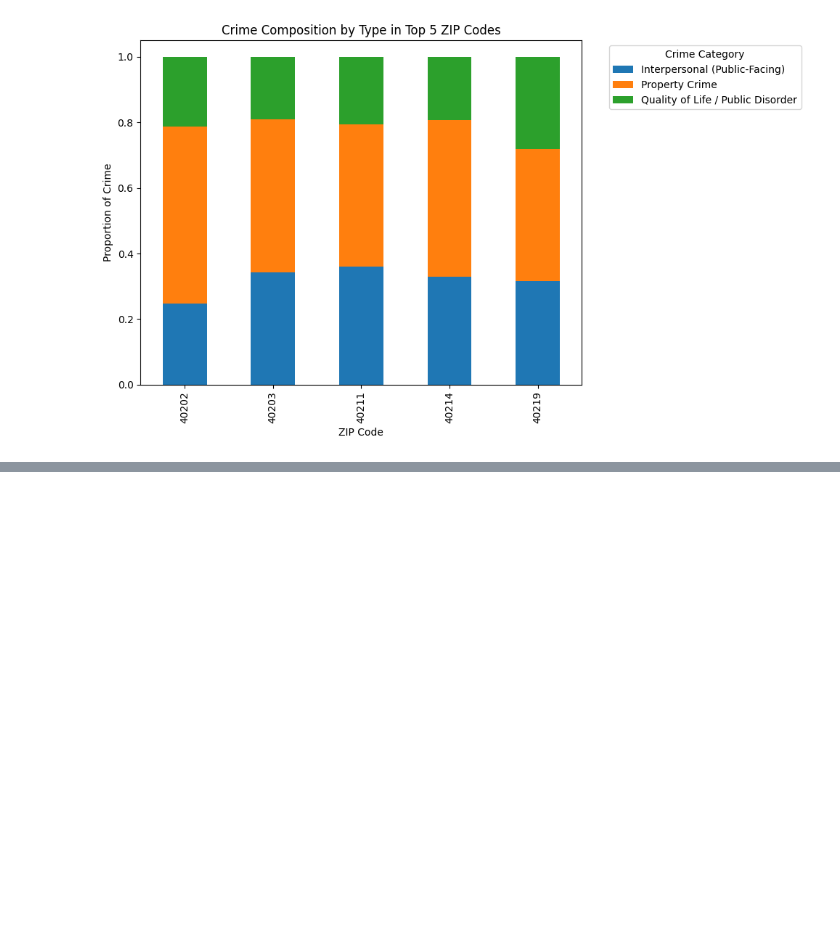
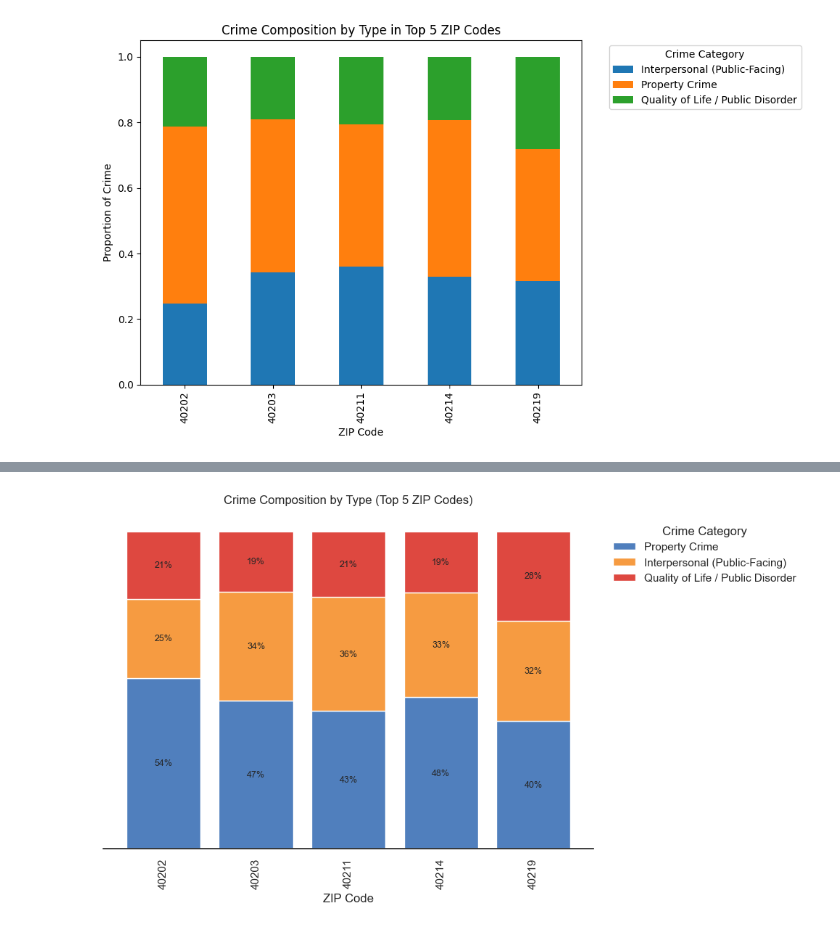
Before and after one commit to mand0rla/crime-patterns-and-urban-design, a Jupyter notebook: notebooks/W1_lmpd_crime.ipynb, the cells around one changed output, grey strips where cells are left out. Drawn from its saved outputs; the diff is of its cells as text; code cells hidden in the pictures; blank space fills up the shorter version.

```diff
--- a/notebooks/W1_lmpd_crime.ipynb
+++ b/notebooks/W1_lmpd_crime.ipynb
@@ -292,2 +305,59 @@ plt.show()
 # %%
-#Change stacked bar chart to reflect crime of largest proportion from bottom to top
+#Updated bar chart with percentages instead of decimal points, and largest portion from bottom to top
+from matplotlib.ticker import PercentFormatter
+sns.set_theme(style="white")
+
+bucket_order = (
+    zip_bucket_rates.sum()
+        .sort_values(ascending=False)
+        .index
+)
+
+zip_bucket_rates = zip_bucket_rates[bucket_order]
+
+bucket_colors = {
+    "Property Crime": "#507fbd",
+    "Quality of Life / Public Disorder": "#de4840",
+    "Interpersonal (Public-Facing)": "#f69b41"
+}
+
+fig, ax = plt.subplots(figsize=(10, 6))
+
+zip_bucket_rates.plot(
+    kind="bar",
+    stacked=True,
+    ax=ax,
+    color=[bucket_colors[c] for c in zip_bucket_rates.columns],
+    width=0.8
+)
+
+for container in ax.containers:
+    ax.bar_label(
+        container,
+        labels=[f"{v:.0%}" if v > 0.05 else "" for v in container.datavalues],
+        label_type="center",
+        fontsize=9
+    )
+
+ax.set_ylabel("")
+ax.set_yticks([])
+ax.spines["left"].set_visible(False)
+
+ax.set_xlabel("ZIP Code")
+ax.set_title("Crime Composition by Type (Top 5 ZIP Codes)", pad=12)
+
+ax.legend(
+    title="Crime Category",
+    bbox_to_anchor=(1.02, 1),
+    loc="upper left",
+    frameon=False
+)
+
+ax.spines["top"].set_visible(False)
+ax.spines["right"].set_visible(False)
+ax.grid(False)
+
+plt.tight_layout()
+plt.show()
+# %% [output]
+[figure, added]
```
Also changed, not shown: parts of 3 cells of this notebook.
